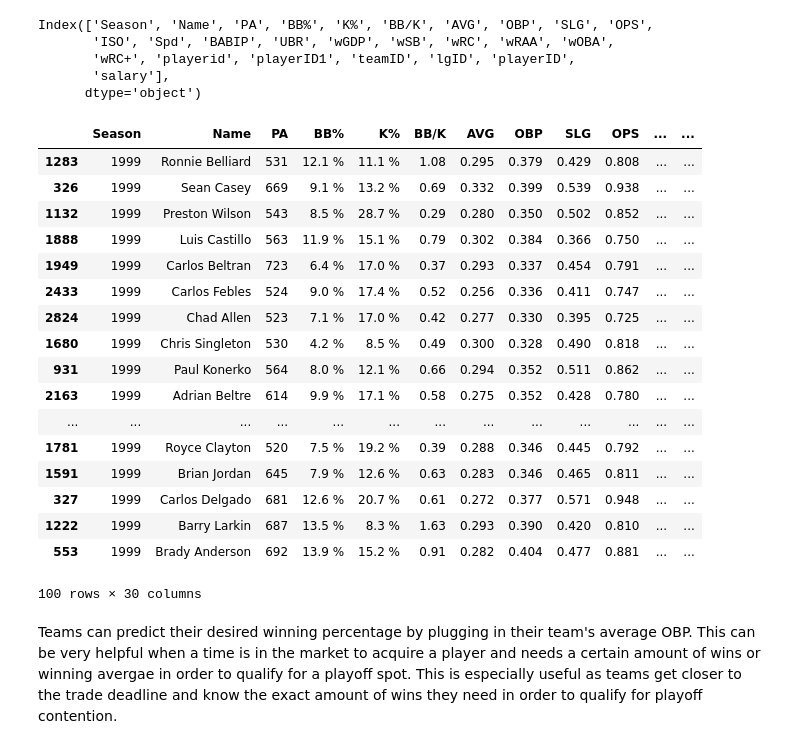
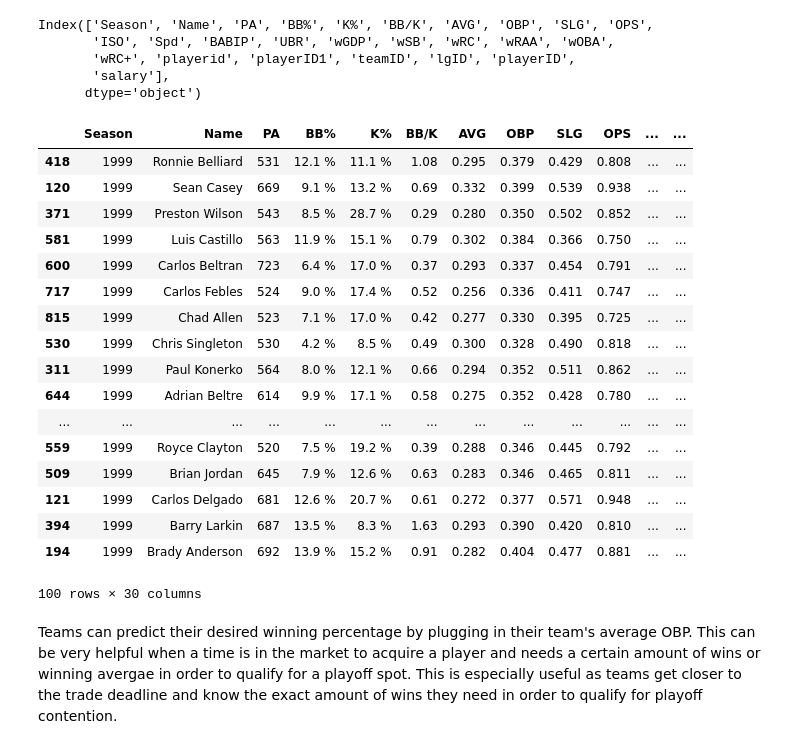
Before and after one commit to ezzanger/Supervised-Learning-Capstones, a Jupyter notebook: MLB Winning Optimization Machine.ipynb, the cells around one changed output. Drawn from its saved outputs; the diff is of its cells as text; code cells hidden in the pictures.

```diff
--- a/MLB Winning Optimization Machine.ipynb
+++ b/MLB Winning Optimization Machine.ipynb
@@ -540,7 +518,7 @@ Teamcorr.corr()
 # %% [markdown]
 # Prediciton Model for the 2000 Season
 # %%
-SaberID = SaberID.loc[lambda SaberID: SaberID['Season'] > 1980, :]
-SaberID = SaberID.loc[lambda MasterPlayer: SaberID['Season'] < 2000, :]
+SaberID = SaberID.loc[lambda SaberID: SaberID['Season'] > 1985, :]
+SaberID = SaberID.loc[lambda SaberID: SaberID['Season'] < 2000, :]
 # %%
 
@@ -787,11 +872,11 @@ Combine salary data of each individual player with our Lahman's data set
 # %%
 import re
 
-firstname = Saber1.Name.apply(lambda x: re.findall('[A-Z][a-z]*', x)[0])
+firstname = SaberID.Name.apply(lambda x: re.findall('[A-Z][a-z]*', x)[0])
 lastname = Saber.Name.apply(lambda x: re.findall('[A-Z][a-z]*', x)[1])
-Saber1['playerID1'] = lastname.str[0:5] + firstname.str[0:2] + '01'
+SaberID['playerID1'] = lastname.str[0:5] + firstname.str[0:2] + '01'
 #Saber1['playerID2'] = lastname.str[0:5] + firstname.str[0:2] + '01'
-Saber1['playerID1'] = Saber1.playerID1.str.lower()
+SaberID['playerID1'] = SaberID.playerID1.str.lower()
 
 #Saber1['playerID2'] = Saber1.playerID2.str.lower()
 #Saber1.drop(['playerID','playerID2'], axis=1, inplace=True)
@@ -800,7 +885,7 @@ Salary['playerID1'] = Salary['playerID']
 #Salary.drop(['playerID'], axis=1, inplace=True)
 # %%
 Salary['Season'] = Salary['yearID']
-SaberID = pd.merge(Saber1, Salary, on = ['playerID1', 'Season'])
+SaberID = pd.merge(SaberID, Salary, on = ['playerID1', 'Season'])
 SaberID.drop(['yearID','Team'], axis=1, inplace=True)
 #SaberID['playerID1'] = SaberID['playerID']
 # %%
@@ -814,32 +899,31 @@ Index(['Season', 'Name', 'PA', 'BB%', 'K%', 'BB/K', 'AVG', 'OBP', 'SLG', 'OPS',
 # %%
 SaberID['RatiowOBA'] = SaberID['wOBA']/SaberID['salary']
 
 SaberID['RatiowRC+'] = SaberID['wRC+']/SaberID['salary']
 SaberID['RatioOBP'] = SaberID['OBP']/SaberID['salary']
 SaberID['RatioBA'] = SaberID['AVG']/SaberID['salary']
 SaberID = SaberID.drop_duplicates()
 
 SaberID.dropna()
-SaberID = SaberID.loc[lambda SaberID: SaberID['Season'] == 1999, :]
-SaberID.sort_values('RatioOBP', ascending = False).head(100)
+SaberID.sort_values('RatioOBP', ascending = False).loc[lambda SaberID: SaberID['Season'] == 1999, :].head(100)
 # %% [output]
 |  | Season | Name | PA | BB% | K% | BB/K | AVG | OBP | SLG | OPS | ... | ... |
-| 1283 | 1999 | Ronnie Belliard | 531 | 12.1 % | 11.1 % | 1.08 | 0.295 | 0.379 | 0.429 | 0.808 | ... | ... |
-| 326 | 1999 | Sean Casey | 669 | 9.1 % | 13.2 % | 0.69 | 0.332 | 0.399 | 0.539 | 0.938 | ... | ... |
-| 1132 | 1999 | Preston Wilson | 543 | 8.5 % | 28.7 % | 0.29 | 0.280 | 0.350 | 0.502 | 0.852 | ... | ... |
-| 1888 | 1999 | Luis Castillo | 563 | 11.9 % | 15.1 % | 0.79 | 0.302 | 0.384 | 0.366 | 0.750 | ... | ... |
-| 1949 | 1999 | Carlos Beltran | 723 | 6.4 % | 17.0 % | 0.37 | 0.293 | 0.337 | 0.454 | 0.791 | ... | ... |
-| 2433 | 1999 | Carlos Febles | 524 | 9.0 % | 17.4 % | 0.52 | 0.256 | 0.336 | 0.411 | 0.747 | ... | ... |
-| 2824 | 1999 | Chad Allen | 523 | 7.1 % | 17.0 % | 0.42 | 0.277 | 0.330 | 0.395 | 0.725 | ... | ... |
-| 1680 | 1999 | Chris Singleton | 530 | 4.2 % | 8.5 % | 0.49 | 0.300 | 0.328 | 0.490 | 0.818 | ... | ... |
-| 931 | 1999 | Paul Konerko | 564 | 8.0 % | 12.1 % | 0.66 | 0.294 | 0.352 | 0.511 | 0.862 | ... | ... |
-| 2163 | 1999 | Adrian Beltre | 614 | 9.9 % | 17.1 % | 0.58 | 0.275 | 0.352 | 0.428 | 0.780 | ... | ... |
+| 418 | 1999 | Ronnie Belliard | 531 | 12.1 % | 11.1 % | 1.08 | 0.295 | 0.379 | 0.429 | 0.808 | ... | ... |
+| 120 | 1999 | Sean Casey | 669 | 9.1 % | 13.2 % | 0.69 | 0.332 | 0.399 | 0.539 | 0.938 | ... | ... |
+| 371 | 1999 | Preston Wilson | 543 | 8.5 % | 28.7 % | 0.29 | 0.280 | 0.350 | 0.502 | 0.852 | ... | ... |
+| 581 | 1999 | Luis Castillo | 563 | 11.9 % | 15.1 % | 0.79 | 0.302 | 0.384 | 0.366 | 0.750 | ... | ... |
+| 600 | 1999 | Carlos Beltran | 723 | 6.4 % | 17.0 % | 0.37 | 0.293 | 0.337 | 0.454 | 0.791 | ... | ... |
+| 717 | 1999 | Carlos Febles | 524 | 9.0 % | 17.4 % | 0.52 | 0.256 | 0.336 | 0.411 | 0.747 | ... | ... |
+| 815 | 1999 | Chad Allen | 523 | 7.1 % | 17.0 % | 0.42 | 0.277 | 0.330 | 0.395 | 0.725 | ... | ... |
+| 530 | 1999 | Chris Singleton | 530 | 4.2 % | 8.5 % | 0.49 | 0.300 | 0.328 | 0.490 | 0.818 | ... | ... |
+| 311 | 1999 | Paul Konerko | 564 | 8.0 % | 12.1 % | 0.66 | 0.294 | 0.352 | 0.511 | 0.862 | ... | ... |
+| 644 | 1999 | Adrian Beltre | 614 | 9.9 % | 17.1 % | 0.58 | 0.275 | 0.352 | 0.428 | 0.780 | ... | ... |
 | ... | ... | ... | ... | ... | ... | ... | ... | ... | ... | ... | ... | ... |
-| 1781 | 1999 | Royce Clayton | 520 | 7.5 % | 19.2 % | 0.39 | 0.288 | 0.346 | 0.445 | 0.792 | ... | ... |
-| 1591 | 1999 | Brian Jordan | 645 | 7.9 % | 12.6 % | 0.63 | 0.283 | 0.346 | 0.465 | 0.811 | ... | ... |
-| 327 | 1999 | Carlos Delgado | 681 | 12.6 % | 20.7 % | 0.61 | 0.272 | 0.377 | 0.571 | 0.948 | ... | ... |
-| 1222 | 1999 | Barry Larkin | 687 | 13.5 % | 8.3 % | 1.63 | 0.293 | 0.390 | 0.420 | 0.810 | ... | ... |
-| 553 | 1999 | Brady Anderson | 692 | 13.9 % | 15.2 % | 0.91 | 0.282 | 0.404 | 0.477 | 0.881 | ... | ... |
+| 559 | 1999 | Royce Clayton | 520 | 7.5 % | 19.2 % | 0.39 | 0.288 | 0.346 | 0.445 | 0.792 | ... | ... |
+| 509 | 1999 | Brian Jordan | 645 | 7.9 % | 12.6 % | 0.63 | 0.283 | 0.346 | 0.465 | 0.811 | ... | ... |
+| 121 | 1999 | Carlos Delgado | 681 | 12.6 % | 20.7 % | 0.61 | 0.272 | 0.377 | 0.571 | 0.948 | ... | ... |
+| 394 | 1999 | Barry Larkin | 687 | 13.5 % | 8.3 % | 1.63 | 0.293 | 0.390 | 0.420 | 0.810 | ... | ... |
+| 194 | 1999 | Brady Anderson | 692 | 13.9 % | 15.2 % | 0.91 | 0.282 | 0.404 | 0.477 | 0.881 | ... | ... |
 100 rows × 30 columns
 # %% [markdown]
 Teams can predict their desired winning percentage by plugging in their team's average OBP. This can be very helpful when a time is in the market to acquire a player and needs a certain amount of wins or winning avergae in order to qualify for a playoff spot. This is especially useful as teams get closer to the trade deadline and know the exact amount of wins they need in order to qualify for playoff contention.
```
Also changed, not shown: parts of 50 cells of this notebook.
